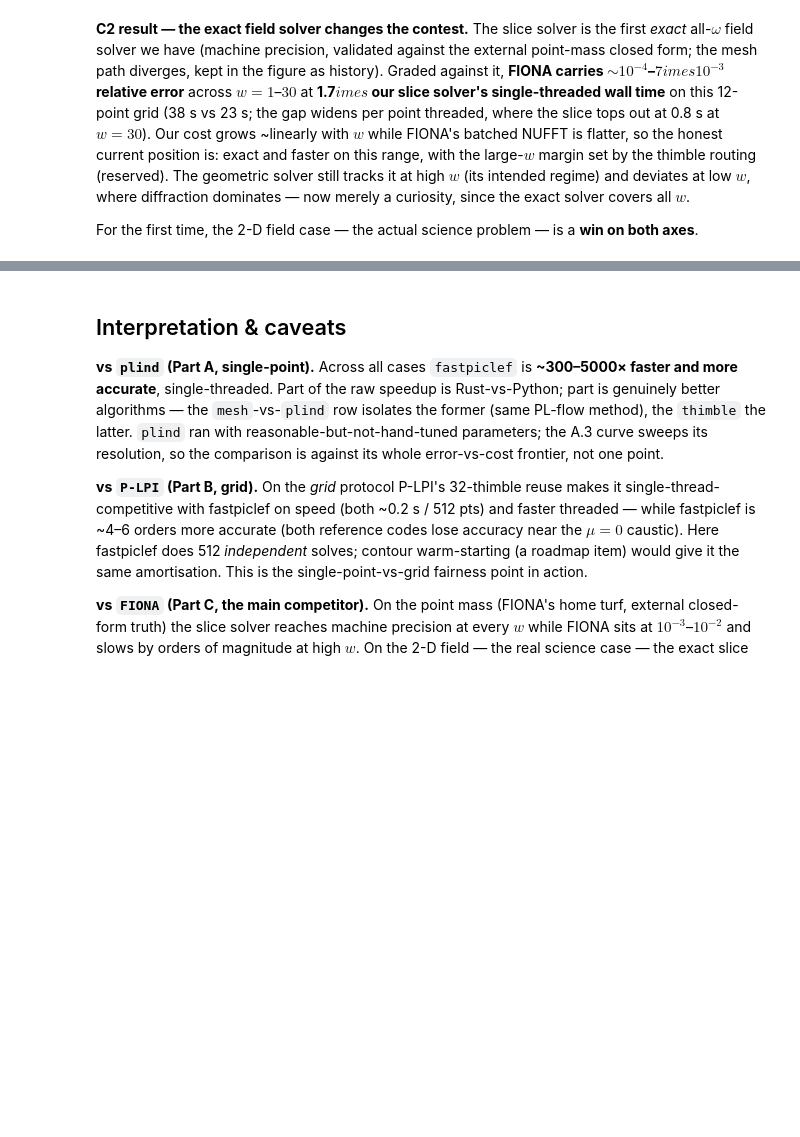
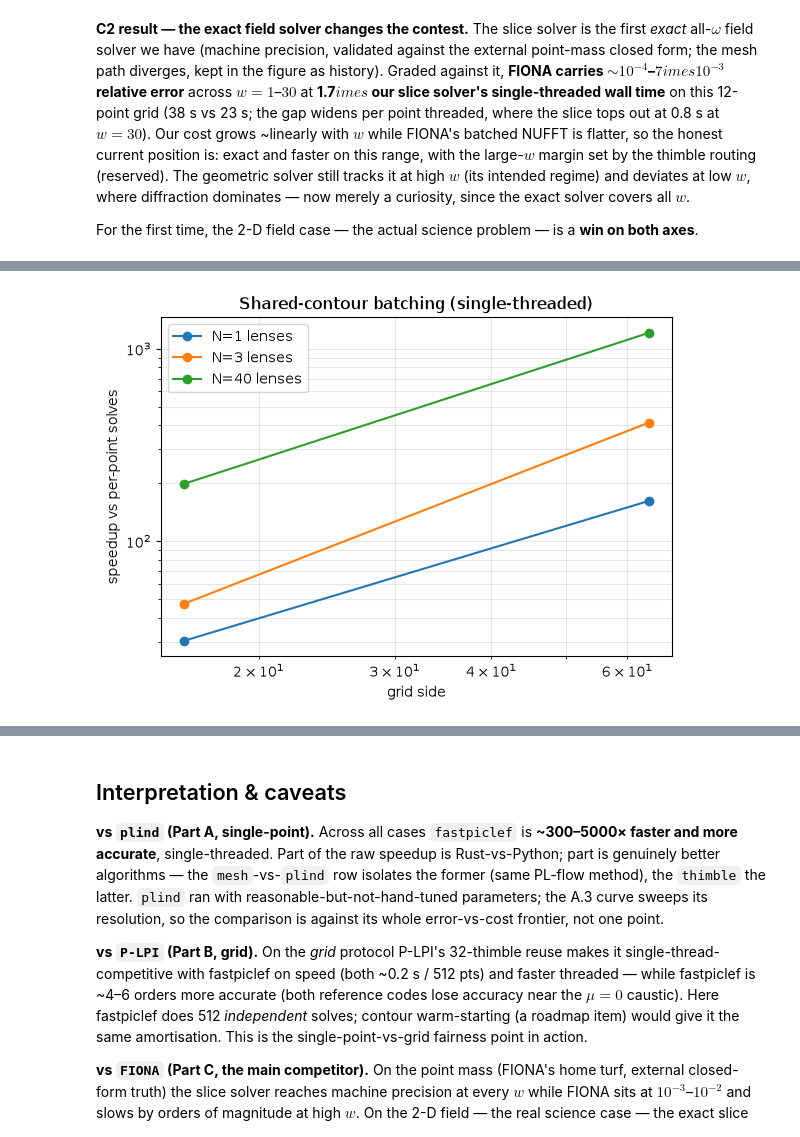
Before and after one commit to cosmoquark/fastpiclef, a Jupyter notebook: notebooks/comparison.ipynb, the cells around one changed output, grey strips where cells are left out. Saved outputs shown, nothing was run; the diff lists cells and outputs as text; code cells hidden in the pictures; blank space fills up the shorter version.

```diff
--- a/notebooks/comparison.ipynb
+++ b/notebooks/comparison.ipynb
@@ -368,0 +399,7 @@ different contour margin; self-checked by an $\alpha$-family of tail angles):
+# %%
+bb = pd.read_csv(os.path.join(H.RESULTS, 'batch_bench.csv'))
+bb1 = bb[bb.threads == 1]
+maps = bb1[bb1.case == '2d-map'].pivot_table(index=['n_lenses', 'grid'], columns='mode', values='wall_s')
+maps['speedup'] = maps['scalar-sub8'] / maps['batch']
+display(maps.round(4))
+display(bb1[bb1.case == 'sweep'][['n_lenses', 'mode', 'wall_s', 'note']])
@@ -368,0 +420,13 @@ different contour margin; self-checked by an $\alpha$-family of tail angles):
+# %%
+fig, ax = plt.subplots(figsize=(6.6, 4.4))
+for n in (1, 3, 40):
+    m = maps.xs(n, level='n_lenses').copy()
+    m.index = [int(s.split('x')[0]) for s in m.index]
+    ax.plot(m.index, m['speedup'], 'o-', label=f'N={n} lenses')
+ax.set(xscale='log', yscale='log', xlabel='grid side', ylabel='speedup vs per-point solves',
+       title='Shared-contour batching (single-threaded)')
+ax.grid(True, which='both', alpha=0.3)
+ax.legend()
+plt.show()
+# %% [output]
+[figure, added]
```
Also changed, not shown: parts of 19 cells of this notebook, 29 other files.
